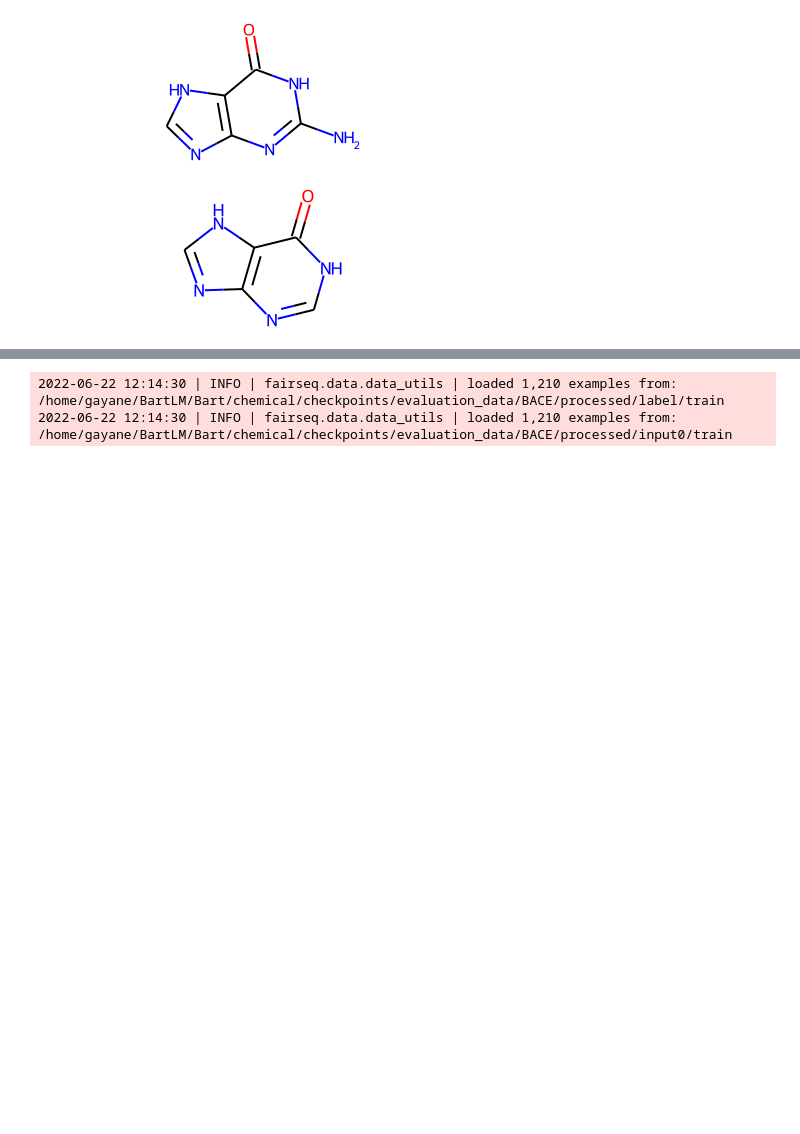
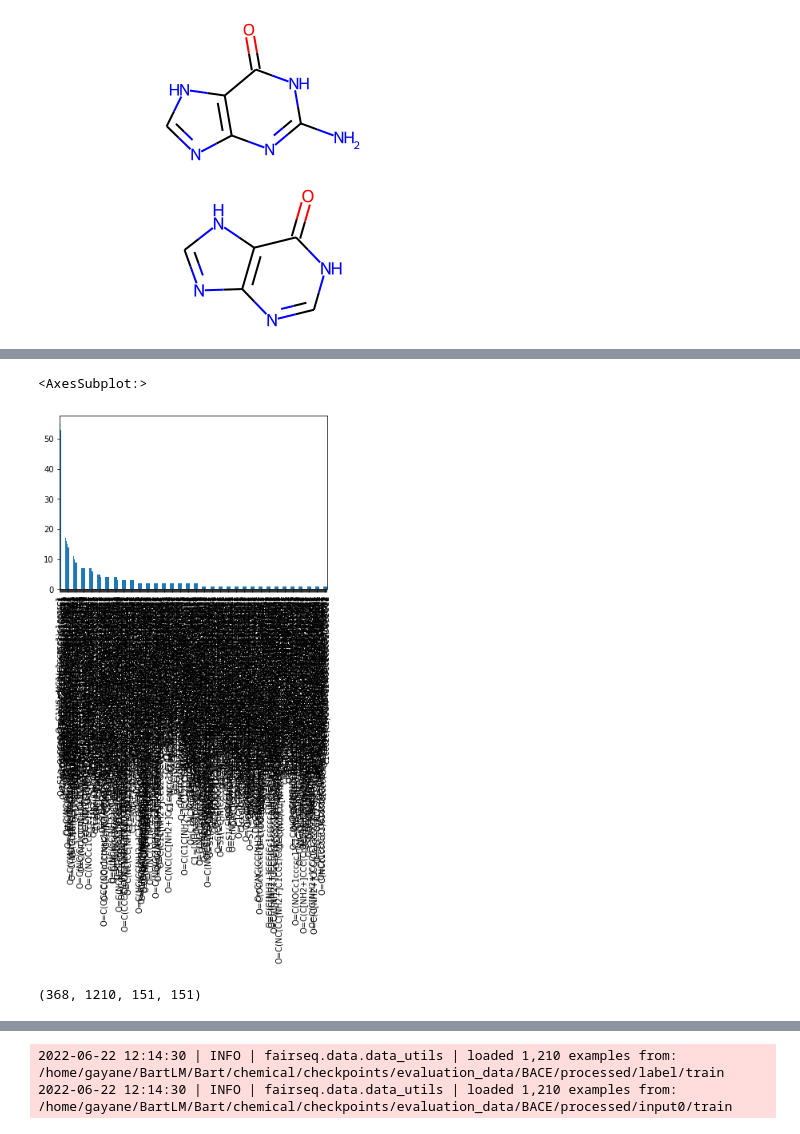
Before and after one commit to YerevaNN/fairseq, a Jupyter notebook: scripts/analyze.ipynb, the cells around one changed output, grey strips where cells are left out. Saved outputs shown, nothing was run; the diff lists cells and outputs as text; code cells hidden in the pictures; blank space fills up the shorter version.

```diff
--- a/scripts/analyze.ipynb
+++ b/scripts/analyze.ipynb
@@ -543,5 +545,5 @@ import json
 # %%
-dataset_name = "BACE"
+dataset_name = "BBBP"
 
 def generateMurcoScaffold(dataset_name):
 
@@ -560,6 +562,7 @@ def generateMurcoScaffold(dataset_name):
                 mol = Chem.MolFromSmiles(train_df['ids'][i])
                 train_scaff.append(MurckoScaffoldSmiles(mol=mol, includeChirality=include_chirality))
         train_df["MurckoScaffold"] = train_scaff
+        train_df = train_df.loc[:, ~train_df.columns.str.contains('^Unnamed')]
 
 
 
@@ -567,6 +570,8 @@ def generateMurcoScaffold(dataset_name):
             mol = Chem.MolFromSmiles(valid_df['ids'][i])
             valid_scaff.append(MurckoScaffoldSmiles(mol=mol, includeChirality=include_chirality))
         valid_df["MurckoScaffold"] = valid_scaff
-        print(valid_df)
+        valid_df = valid_df.loc[:, ~valid_df.columns.str.contains('^Unnamed')]
+
+        print(train_df)
         #     print(valid_df)
         return train_df, valid_df
@@ -699,0 +679,10 @@ len(set(train_df['MurckoScaffold'].values)), len(train_df)
+# %%
+
+train_df.MurckoScaffold.value_counts().plot(kind='bar')
+# %% [output]
+<AxesSubplot:>
+[figure, added]
+# %%
+len(set(train_df['MurckoScaffold'].values)), len(train_df), len(set(valid_df['MurckoScaffold'].values)), len(valid_df)
+# %% [output]
+(368, 1210, 151, 151)
```
Also changed, not shown: parts of 41 cells of this notebook, 23 other files.
